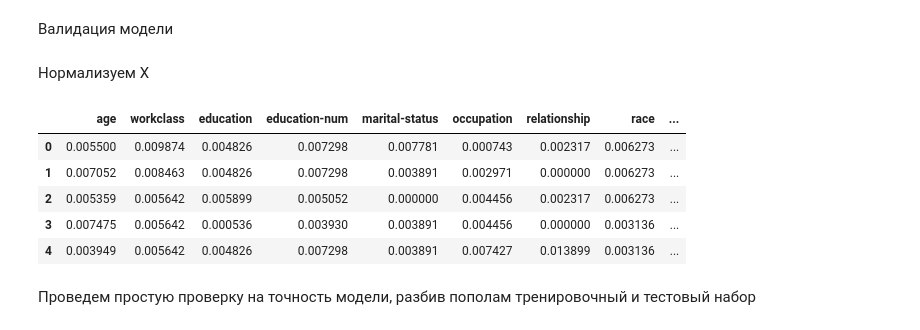
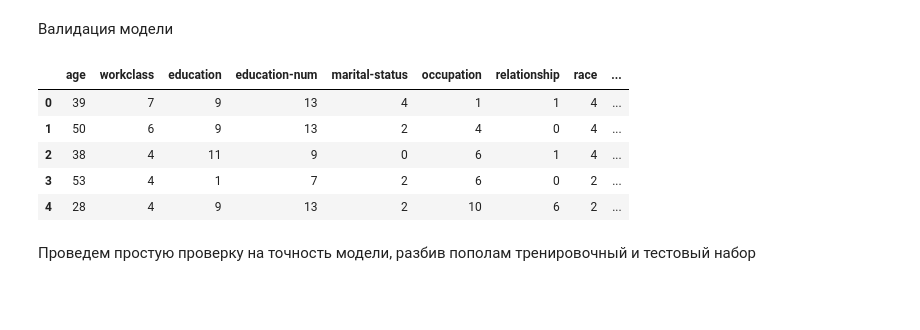
Before and after one commit to DimaScientist/WA-Test-DS, a Jupyter notebook: TestTask.ipynb, the cells around one changed output. Drawn from its saved outputs; the diff is of its cells as text; code cells hidden in the pictures; blank space fills up the shorter version.

```diff
--- a/TestTask.ipynb
+++ b/TestTask.ipynb
@@ -527,18 +527,16 @@ Name: comparison, dtype: float64
 # %%
 y = prepared_train_data_without_duplicates.comparison
 X = prepared_train_data_without_duplicates.drop(axis=1, columns=['comparison'])
-# %% [markdown]
-Нормализуем X
 # %%
-X = normilize_data(X)
+# X = normilize_data(X)
 X.head()
 # %% [output]
 |  | age | workclass | education | education-num | marital-status | occupation | relationship | race | ... |
-| 0 | 0.005500 | 0.009874 | 0.004826 | 0.007298 | 0.007781 | 0.000743 | 0.002317 | 0.006273 | ... |
-| 1 | 0.007052 | 0.008463 | 0.004826 | 0.007298 | 0.003891 | 0.002971 | 0.000000 | 0.006273 | ... |
-| 2 | 0.005359 | 0.005642 | 0.005899 | 0.005052 | 0.000000 | 0.004456 | 0.002317 | 0.006273 | ... |
-| 3 | 0.007475 | 0.005642 | 0.000536 | 0.003930 | 0.003891 | 0.004456 | 0.000000 | 0.003136 | ... |
-| 4 | 0.003949 | 0.005642 | 0.004826 | 0.007298 | 0.003891 | 0.007427 | 0.013899 | 0.003136 | ... |
+| 0 | 39 | 7 | 9 | 13 | 4 | 1 | 1 | 4 | ... |
+| 1 | 50 | 6 | 9 | 13 | 2 | 4 | 0 | 4 | ... |
+| 2 | 38 | 4 | 11 | 9 | 0 | 6 | 1 | 4 | ... |
+| 3 | 53 | 4 | 1 | 7 | 2 | 6 | 0 | 2 | ... |
+| 4 | 28 | 4 | 9 | 13 | 2 | 10 | 6 | 2 | ... |
 # %% [markdown]
 Проведем простую проверку на точность модели, разбив пополам тренировочный и тестовый набор
 # %%
```
Also changed, not shown: parts of 12 cells of this notebook.
